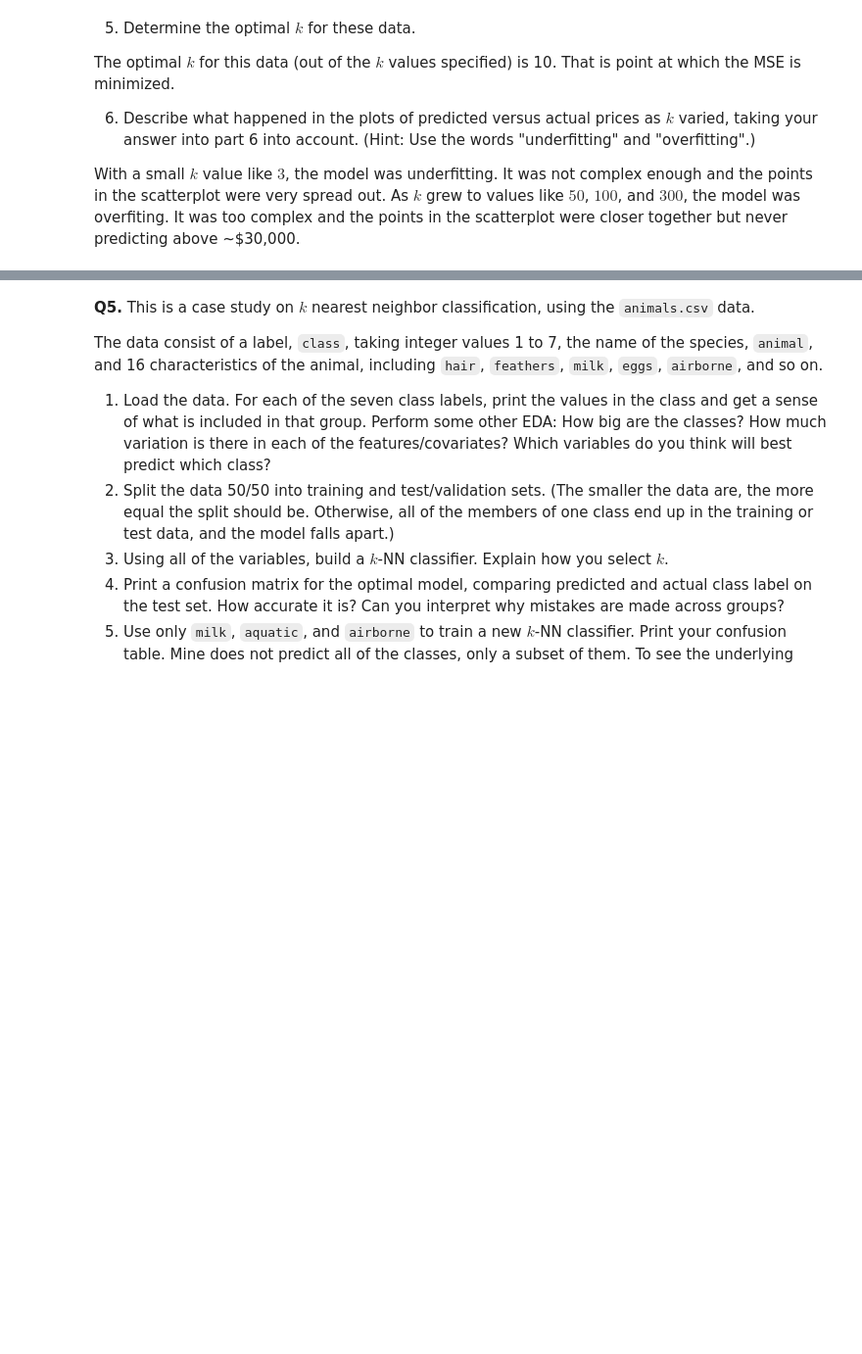
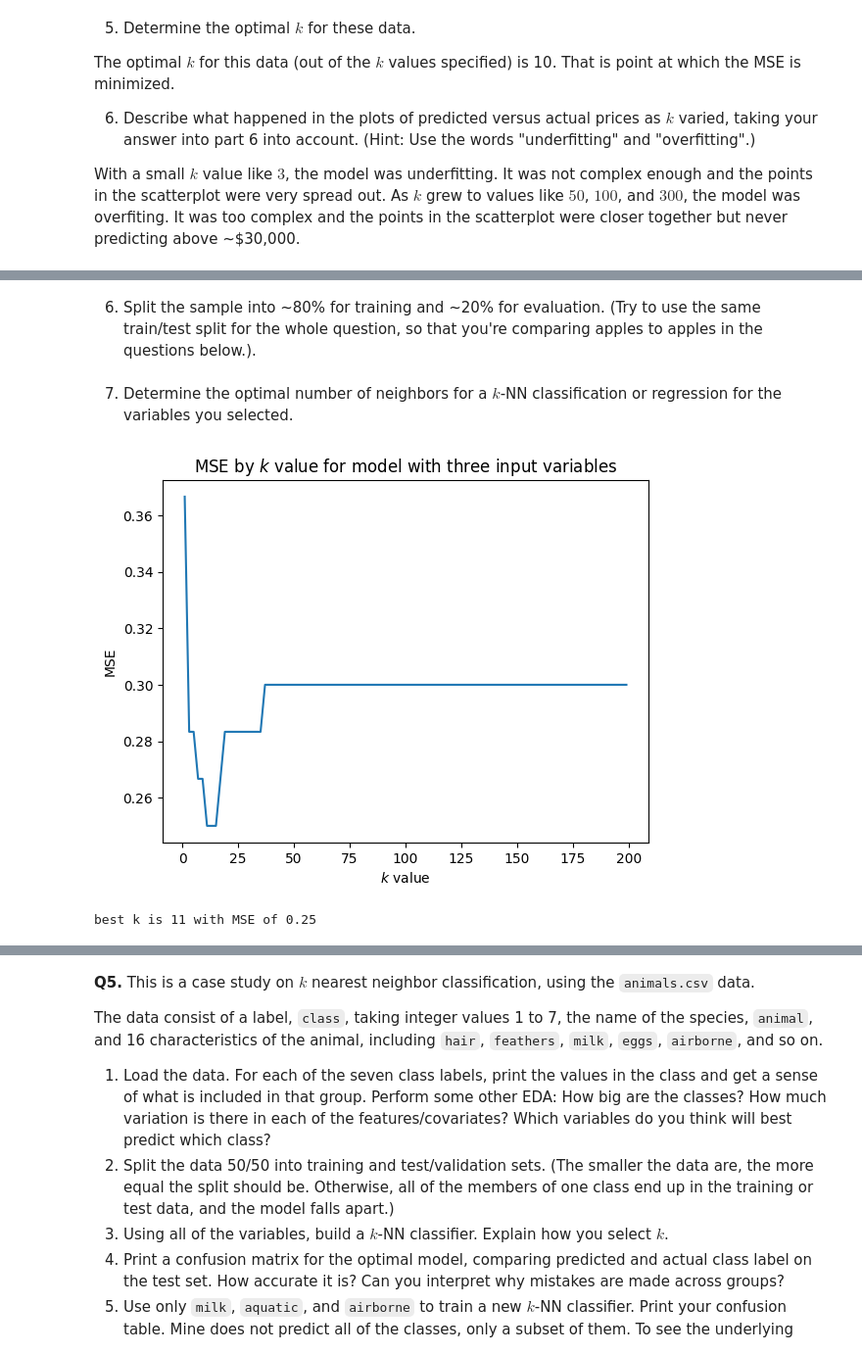
Before and after one commit to syd-nguyen/ds3021-assignments, a Jupyter notebook: assignments/02_assignment_knn.ipynb, the cells around one changed output, grey strips where cells are left out. Shown at 98% size. Saved outputs shown, nothing was run; the diff lists cells and outputs as text; code cells hidden in the pictures; blank space fills up the shorter version.

Commit message:
question 4

```diff
--- a/assignments/02_assignment_knn.ipynb
+++ b/assignments/02_assignment_knn.ipynb
@@ -174,0 +197,3 @@ The data for the question include:
+# %%
+HEARTS = HEARTS.drop('time', axis=1)
+HEARTS.head()
@@ -174,0 +274,3 @@ The data for the question include:
+# %%
+x = HEARTS[['serum_creatinine', 'age', 'sex']]
+y = HEARTS['DEATH_EVENT']
@@ -174,0 +279,3 @@ The data for the question include:
+# %%
+x = x.apply(maxmin)
+x.head()
@@ -174,0 +289,33 @@ The data for the question include:
+# %% [markdown]
+6. Split the sample into ~80% for training and ~20% for evaluation. (Try to use the same train/test split for the whole question, so that you're comparing apples to apples in the questions below.).
+# %%
+xtrain, xtest, ytrain, ytest = train_test_split(x, y, test_size=0.2, random_state=343)
+# %% [markdown]
+7. Determine the optimal number of neighbors for a $k$-NN classification or regression for the variables you selected.
+# %%
+# I chose to do a KNN classification model
+# for each person, does the model predict death or survival ?
+
+ks = [(2*k+1) for k in range(100)] # odd numbers from 1 to 201
+mses = []
+
+for k in ks:
+    model = KNeighborsClassifier(n_neighbors=k)
+    model = model.fit(xtrain, ytrain)
+    yhat = model.predict(xtest)
+    mses.append(mse(ytest, yhat))
+
+sns.lineplot(x=ks, y=mses)
+plt.title('MSE by $k$ value for model with three input variables')
+plt.xlabel('$k$ value')
+plt.ylabel('MSE')
+plt.show()
+# %% [output]
+[figure, added]
+# %%
+index = np.argmin(mses)
+bestk = ks[index]
+bestMSE = np.min(mses)
+print('best k is', bestk, 'with MSE of', bestMSE)
+# %% [output]
+best k is 11 with MSE of 0.25
```
Also changed, not shown: parts of 25 cells of this notebook.
